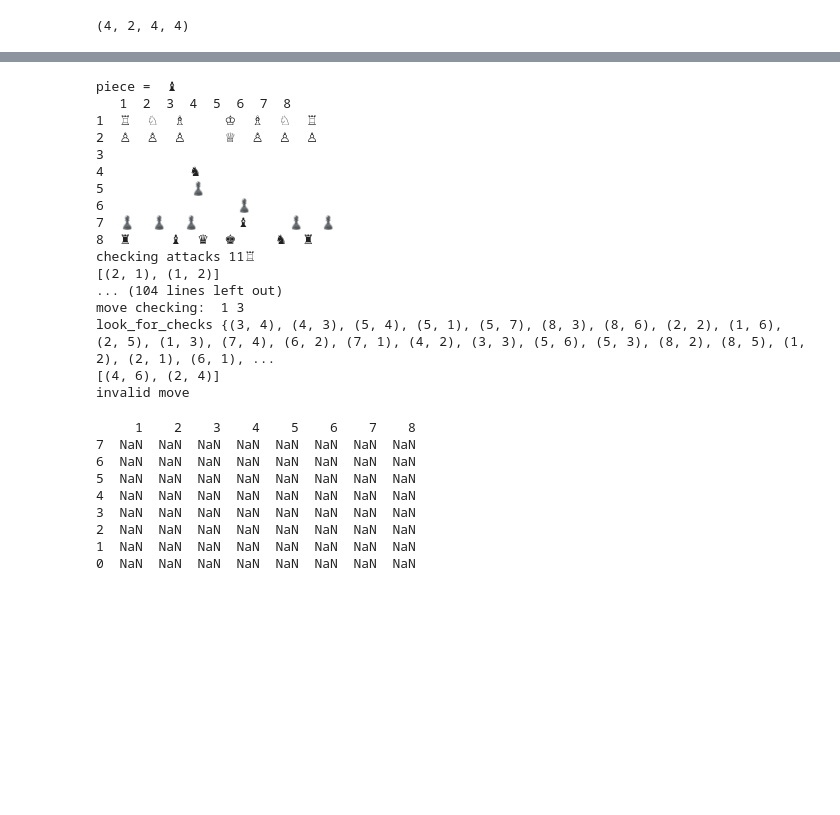
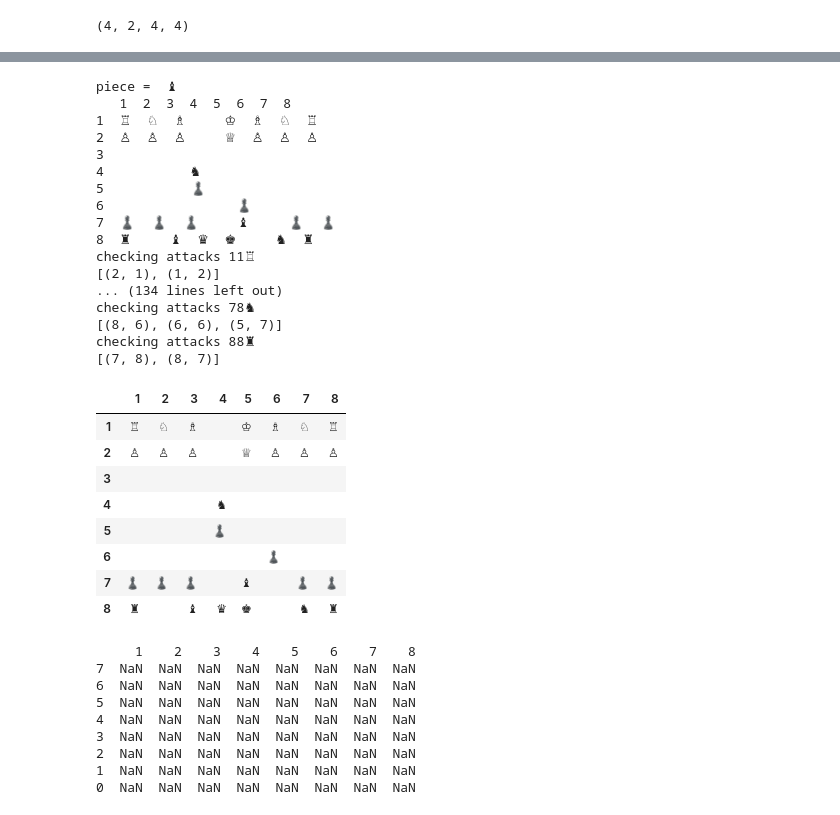
Before and after one commit to jaredmlobo/ChessApp, a Jupyter notebook: chess_intro.ipynb, the cells around one changed output, grey strips where cells are left out. Drawn from its saved outputs; the diff is of its cells as text; code cells hidden in the pictures; blank space fills up the shorter version.

Commit message:
command line play

```diff
--- a/chess_intro.ipynb
+++ b/chess_intro.ipynb
@@ -540,44 +31,3 @@ print(board.board_copy())
-# %%
-class game:
-
-    def __init__(self) -> None:
-
-        self.board = chess_board()
-        self.status = 'none'
-        self.turn = 'w'
-        self.last_move = -99, -99, -99, -99
-
-    def get_moves(self, x, y, show = False):
-        return self.board.get_moves(x, y, self, show)
-
-    def move(self, x1, y1, x2, y2, show = False):
-        piece = self.board.get_square(x1, y1)
-        if piece != '' and piece.color != self.turn:
-            print('Wrong turn')
-            return
-
-        # try to move piece
-        success = self.board.move(self, x1, y1, x2, y2, show)
-
-        # look for new checks if move was completed
-        if success:
-
-            if self.turn == 'w':
-                self.turn = 'b'
-                look_for_checks = self.board.get_attacks(self, 'w')
-            else:
-                self.turn = 'w'
-                look_for_checks = self.board.get_attacks(self, 'b')
-            self.last_move = (x1,y1,x2,y2)
-
-            for x,y in look_for_checks:
-                piece = self.board.get_square(x,y)
-                if isinstance(piece, king) and piece.color == self.turn:
-                    self.status = 'check'
-
-    # def checkout_move(self, x1, y1, x2, y2):
-    #     board_copy = self.board.copy()
-    #     board_copy.move(x1, y1, x2, y2)
 # %%
 piece_dict = {'b_king':'♔',
                 'b_queen': '♕',
@@ -1104,25 +400,35 @@ look_for_checks {(3, 4), (3, 7), (5, 4), (4, 6), (5, 7), (8, 3), (8, 6), (1, 6),
 # %%
-new_game.move(6,8,5,7,True)
+new_game.move(6,8,5,7)
+display(new_game.board)
 # new_game.get_moves(5,2, True)
 # new_game.turn
 # %% [output]
 piece =  ♝
    1  2  3  4  5  6  7  8
 1  ♖  ♘  ♗     ♔  ♗  ♘  ♖
 2  ♙  ♙  ♙     ♕  ♙  ♙  ♙
 3
 4           ♞
 5           ♟
 6                 ♟
 7  ♟  ♟  ♟     ♝     ♟  ♟
 8  ♜     ♝  ♛  ♚     ♞  ♜
 checking attacks 11♖
 [(2, 1), (1, 2)]
-... (104 lines left out)
-move checking:  1 3
-look_for_checks {(3, 4), (4, 3), (5, 4), (5, 1), (5, 7), (8, 3), (8, 6), (2, 2), (1, 6), (2, 5), (1, 3), (7, 4), (6, 2), (7, 1), (4, 2), (3, 3), (5, 6), (5, 3), (8, 2), (8, 5), (1, 2), (2, 1), (6, 1), ...
-[(4, 6), (2, 4)]
-invalid move
+... (134 lines left out)
+checking attacks 78♞
+[(8, 6), (6, 6), (5, 7)]
+checking attacks 88♜
+[(7, 8), (8, 7)]
+|  | 1 | 2 | 3 | 4 | 5 | 6 | 7 | 8 |
+| 1 | ♖ | ♘ | ♗ |  | ♔ | ♗ | ♘ | ♖ |
+| 2 | ♙ | ♙ | ♙ |  | ♕ | ♙ | ♙ | ♙ |
+| 3 |  |  |  |  |  |  |  |  |
+| 4 |  |  |  | ♞ |  |  |  |  |
+| 5 |  |  |  | ♟ |  |  |  |  |
+| 6 |  |  |  |  |  | ♟ |  |  |
+| 7 | ♟ | ♟ | ♟ |  | ♝ |  | ♟ | ♟ |
+| 8 | ♜ |  | ♝ | ♛ | ♚ |  | ♞ | ♜ |
 # %%
 board = pd.DataFrame(columns=[1,2,3,4,5,6,7,8], index=reversed(range(8)))
 print(board)
```
Also changed, not shown: parts of 16 cells of this notebook, 2 other files.
